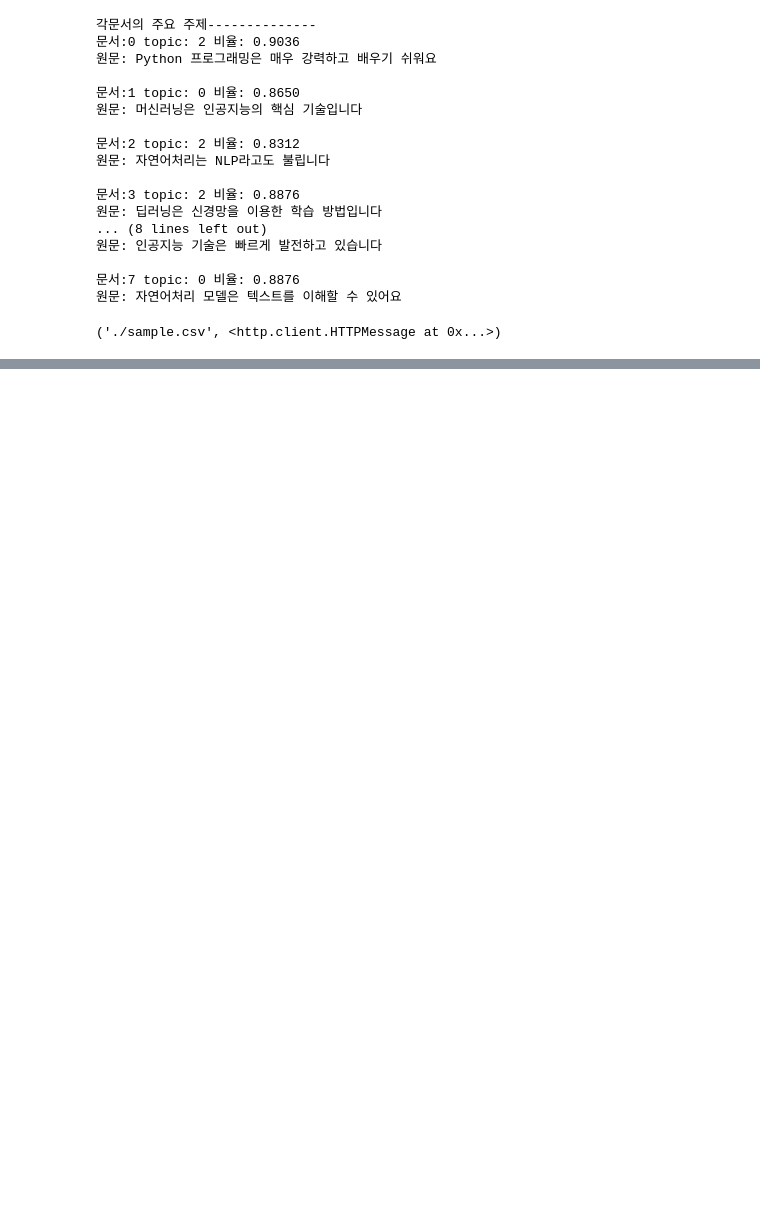
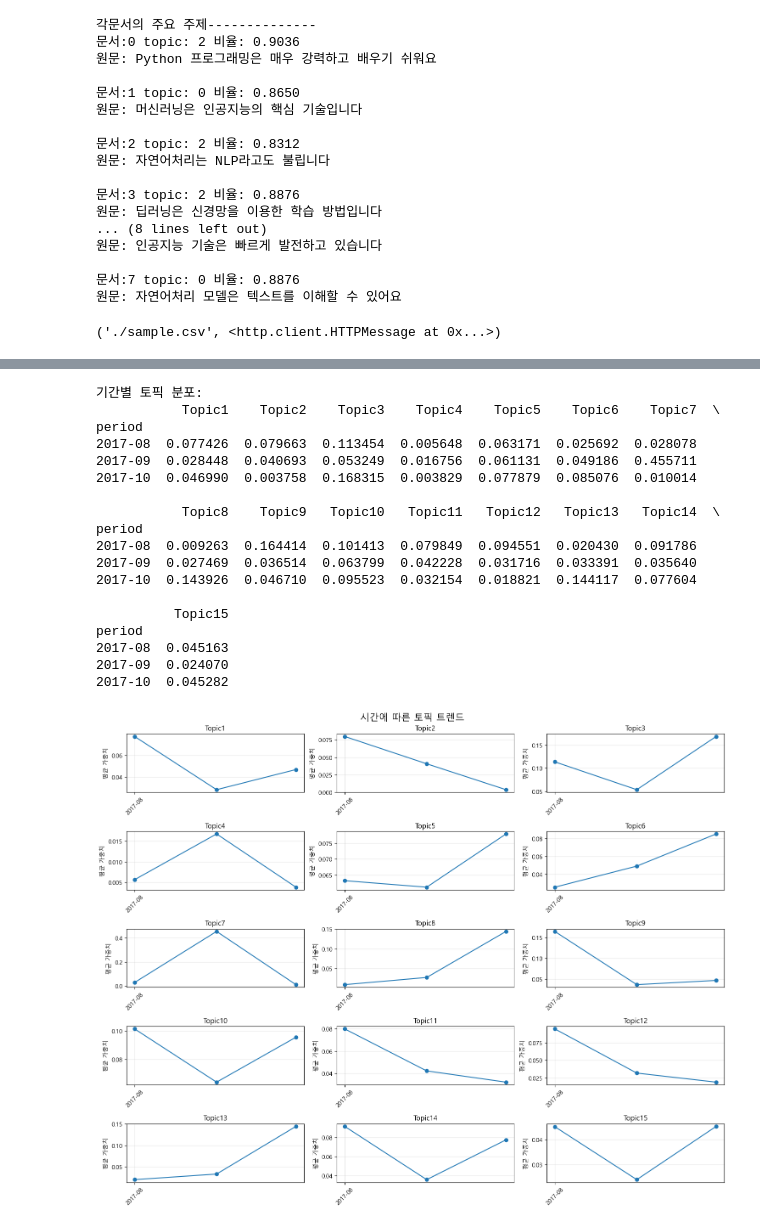
Before and after one commit to djdjdjdfh1/LLM, a Jupyter notebook: ch06/topic.ipynb, the cells around one changed output, grey strips where cells are left out. Drawn from its saved outputs; the diff is of its cells as text; code cells hidden in the pictures; blank space fills up the shorter version.

Commit message:
lda topic

```diff
--- a/ch06/topic.ipynb
+++ b/ch06/topic.ipynb
@@ -116,7 +140,7 @@ urllib.request.urlretrieve(url, './sample.csv')
 ('./sample.csv', <http.client.HTTPMessage at 0x...>)
 # %%
 import pandas as pd
-df = pd.read_csv('sample.csv')
+df = pd.read_csv('sample.csv', nrows=1000) # 실행속도떄문에 제한
 df.head()
 # %% [output]
 |  | article_id | start | end | answered | votes | category | title | content |
@@ -127,0 +221,9 @@ df.head()
+# %%
+# 토픽 트랜드 분석
+# 시간 정보 추출
+df['period'] = pd.to_datetime(df['start']).dt.strftime('%Y-%m')
+# 토픽 데이터 프레임
+topic_columns = [f'Topic{i+1}' for i in range(15)]
+trend_data = pd.DataFrame(pet_topics,columns=topic_columns)
+trend_data['period'] = df['period'].values
+trend_data.head(3)
@@ -127,0 +235,55 @@ df.head()
+# %%
+import matplotlib.pyplot as plt
+
+# 한글 폰트 설정
+plt.rcParams['font.family'] = 'Malgun Gothic'
+plt.rcParams['axes.unicode_minus'] = False
+# %%
+# 기간별 평균 토픽 가중치 계산
+trend = trend_data.groupby('period').mean()
+
+print("\n기간별 토픽 분포:")
+print(trend.head())
+
+# 시간 트렌드 시각화
+import matplotlib.pyplot as plt
+import matplotlib.dates as mdates
+
+fig, axes = plt.subplots(5, 3, figsize=(15, 12))
+fig.suptitle('시간에 따른 토픽 트렌드', fontsize=16)
+
+# x축을 datetime으로 변환
+trend.index = pd.to_datetime(trend.index)
+trend_sorted = trend.sort_index()
+
+for idx, (ax, topic) in enumerate(zip(axes.flat, topic_columns)):
+    ax.plot(trend_sorted.index, trend_sorted[topic], marker='o')
+    ax.set_title(topic)
+    ax.set_ylabel('평균 가중치')
+    ax.xaxis.set_major_formatter(mdates.DateFormatter('%Y-%m'))
+    ax.xaxis.set_major_locator(mdates.MonthLocator(interval=3))
+    plt.setp(ax.xaxis.get_majorticklabels(), rotation=45)
+    ax.grid(True, alpha=0.3)
+
+plt.tight_layout()
+plt.show()
+# %% [output]
+기간별 토픽 분포:
+           Topic1    Topic2    Topic3    Topic4    Topic5    Topic6    Topic7  \
+period
+2017-08  0.077426  0.079663  0.113454  0.005648  0.063171  0.025692  0.028078
+2017-09  0.028448  0.040693  0.053249  0.016756  0.061131  0.049186  0.455711
+2017-10  0.046990  0.003758  0.168315  0.003829  0.077879  0.085076  0.010014
+
+           Topic8    Topic9   Topic10   Topic11   Topic12   Topic13   Topic14  \
+period
+2017-08  0.009263  0.164414  0.101413  0.079849  0.094551  0.020430  0.091786
+2017-09  0.027469  0.036514  0.063799  0.042228  0.031716  0.033391  0.035640
+2017-10  0.143926  0.046710  0.095523  0.032154  0.018821  0.144117  0.077604
+
+          Topic15
+period
+2017-08  0.045163
+2017-09  0.024070
+2017-10  0.045282
+[figure, added]
```
Also changed, not shown: parts of 9 cells of this notebook.
